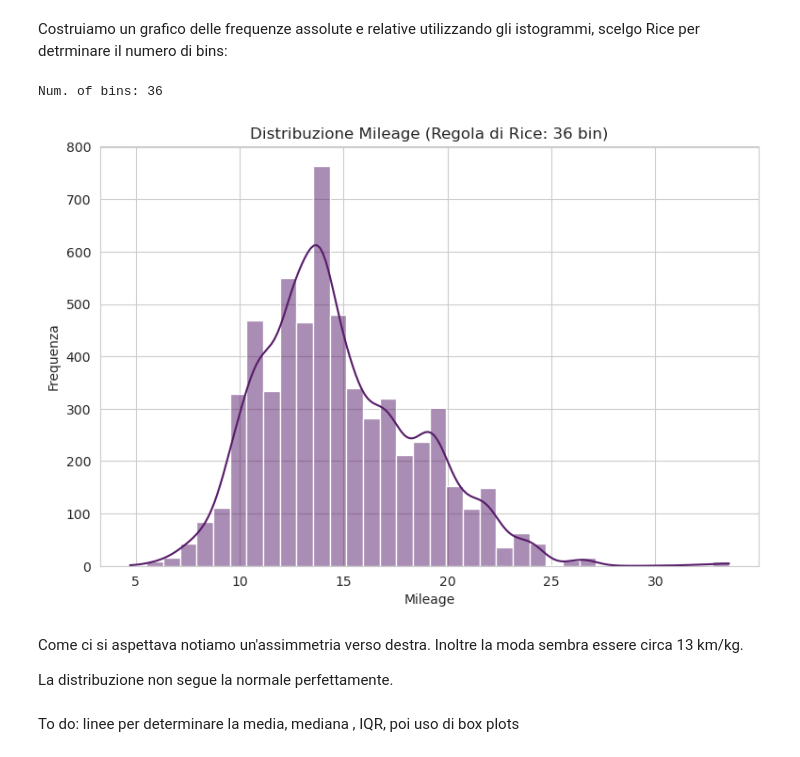
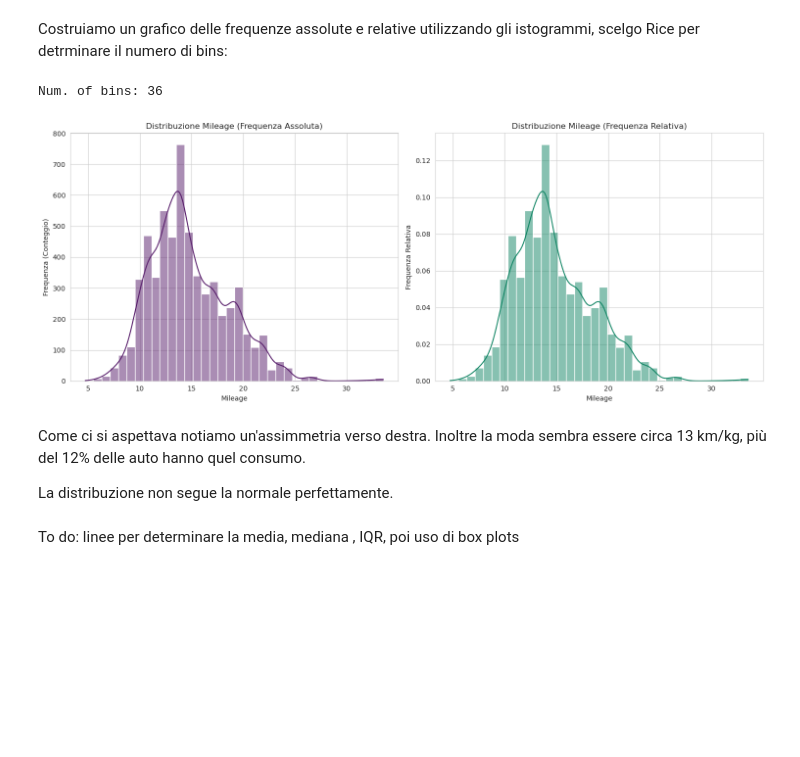
Before and after one commit to fragreco04/progetto-fad-2526, a Jupyter notebook: notebooks/drafts/part-1/francesco_draft_v1.ipynb, the cells around one changed output. Drawn from its saved outputs; the diff is of its cells as text; code cells hidden in the pictures; blank space fills up the shorter version.

```diff
--- a/notebooks/drafts/part-1/francesco_draft_v1.ipynb
+++ b/notebooks/drafts/part-1/francesco_draft_v1.ipynb
@@ -732,35 +732,46 @@ Conclusione 2 (Asimmetria):
 # %% [markdown]
 Costruiamo un grafico delle frequenze assolute e relative utilizzando gli istogrammi, scelgo Rice per detrminare il numero di bins:
 # %%
+
 n = len(mileage)
 rice_bins = int(2 * n**(1/3))
 
 print(f"Num. of bins: {rice_bins}")
 
-plt.figure(figsize=(15, 10))
+plt.figure(figsize=(15, 6))
 
-plt.subplot(2, 2, 2)
-
-ax = sns.histplot(
+plt.subplot(1, 2, 1)
+ax1 = sns.histplot(
     x=mileage,
     bins=rice_bins,
     kde=True,
     color="#571c6a",
     edgecolor='white'
 )
+plt.title(f'Distribuzione Mileage (Frequenza Assoluta)')
+plt.ylabel('Frequenza (Conteggio)')
+plt.xlabel('Mileage')
 
-plt.title(f'Distribuzione Mileage (Regola di Rice: {rice_bins} bin)')
-plt.xticks(rotation=0)
-plt.ylabel('Frequenza')
+plt.subplot(1, 2, 2)
+ax2 = sns.histplot(
+    x=mileage,
+    bins=rice_bins,
+    kde=True,
+    stat='probability',
+    color="#108564",
+    edgecolor='white'
+)
+plt.title(f'Distribuzione Mileage (Frequenza Relativa)')
+plt.ylabel('Frequenza Relativa')
 plt.xlabel('Mileage')
 
 plt.tight_layout()
 plt.show()
 # %% [output]
 Num. of bins: 36
-[figure, old version]
+[figure, new version]
 # %% [markdown]
-Come ci si aspettava notiamo un'assimmetria verso destra. Inoltre la moda sembra essere circa 13 km/kg.
+Come ci si aspettava notiamo un'assimmetria verso destra. Inoltre la moda sembra essere circa 13 km/kg, più del 12% delle auto hanno quel consumo.
 
 La distribuzione non segue la normale perfettamente.
 # %% [markdown]
```
Also changed, not shown: parts of 42 cells of this notebook, 2 other files.
